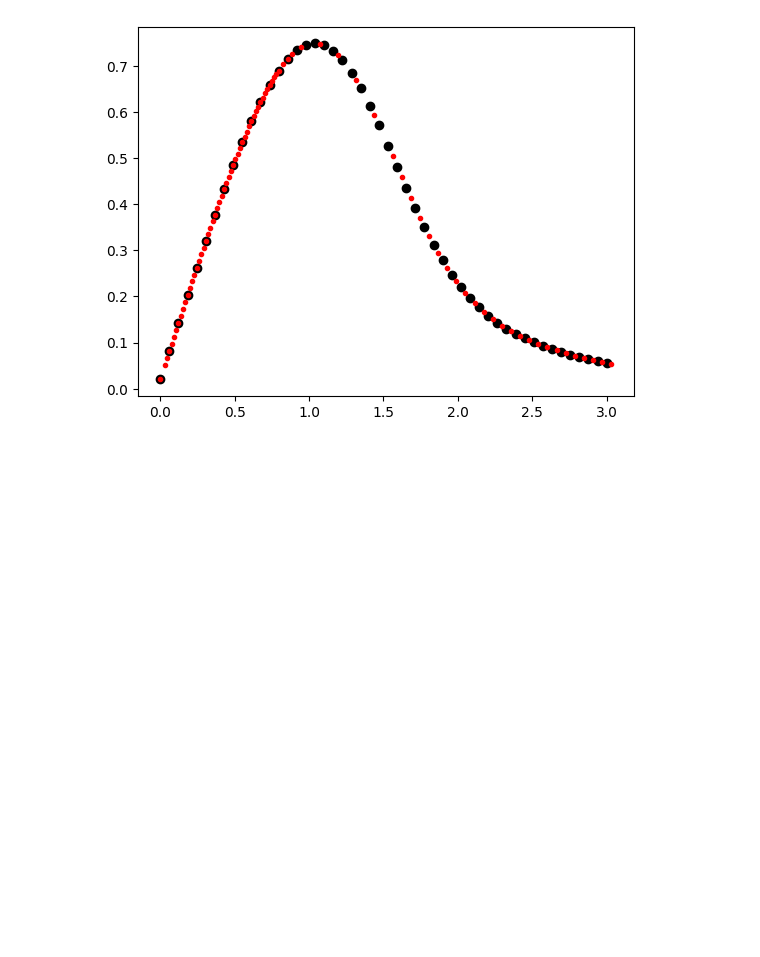
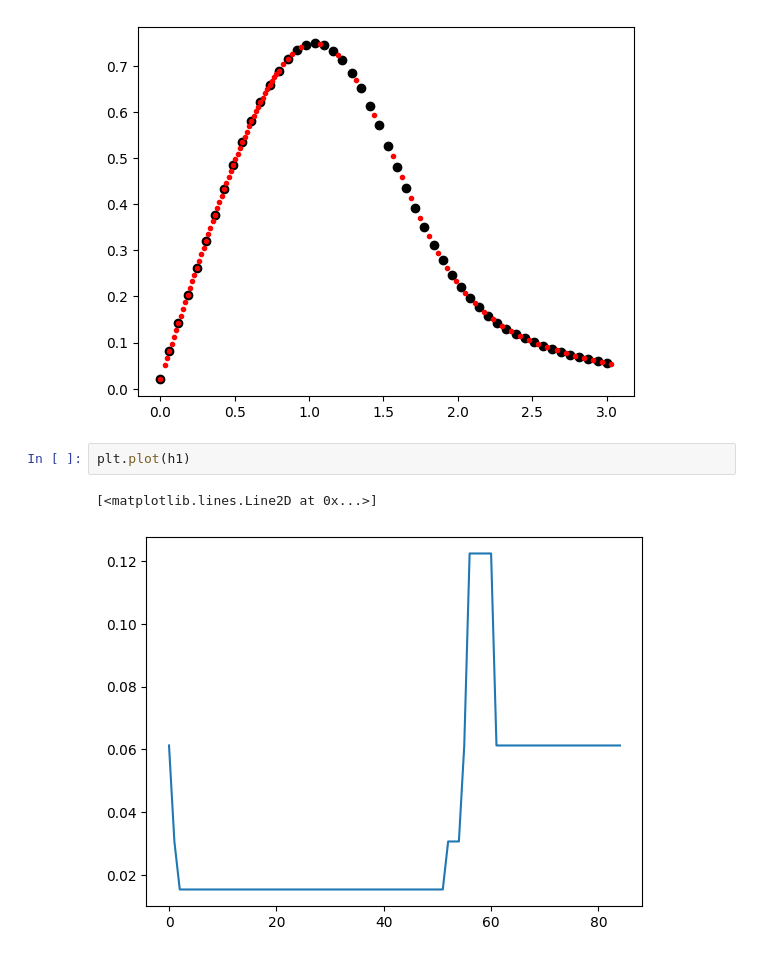
Before and after one commit to JuanDavidSantacruzRoca/MetodosComputacionalesII, a Jupyter notebook: Week4/Adaptativo.ipynb, the cells around one changed output. Drawn from its saved outputs; the diff is of its cells as text; blank space fills up the shorter version.

```diff
--- a/Week4/Adaptativo.ipynb
+++ b/Week4/Adaptativo.ipynb
@@ -95,3 +95,8 @@ plt.scatter(t1,x1,marker='.',color='r')
 # %% [output]
 <matplotlib.collections.PathCollection at 0x...>
 [figure]
+# %%
+plt.plot(h1)
+# %% [output]
+[<matplotlib.lines.Line2D at 0x...>]
+[figure, added]
```
